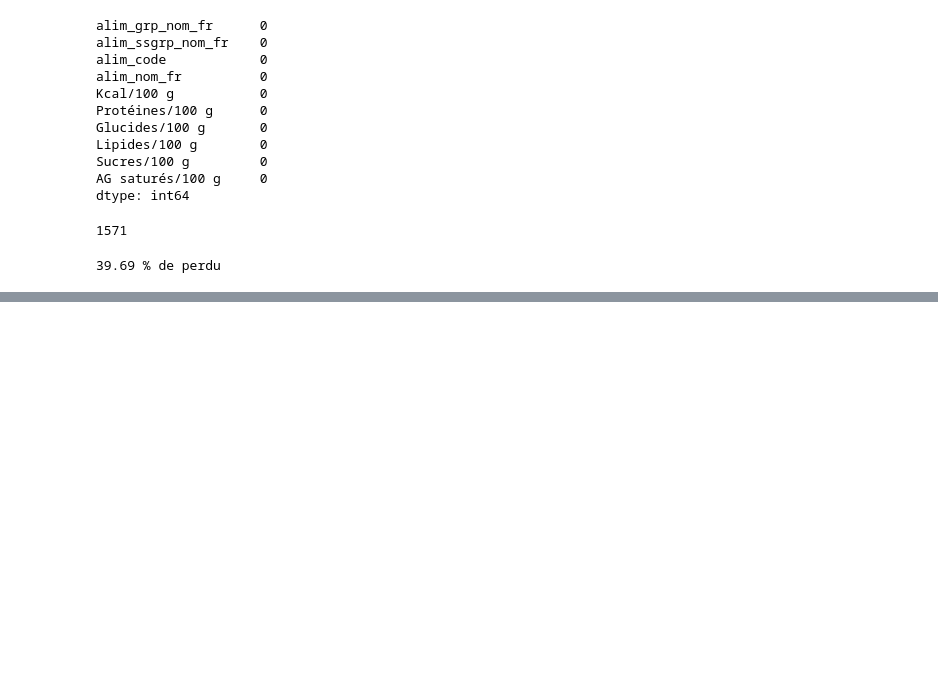
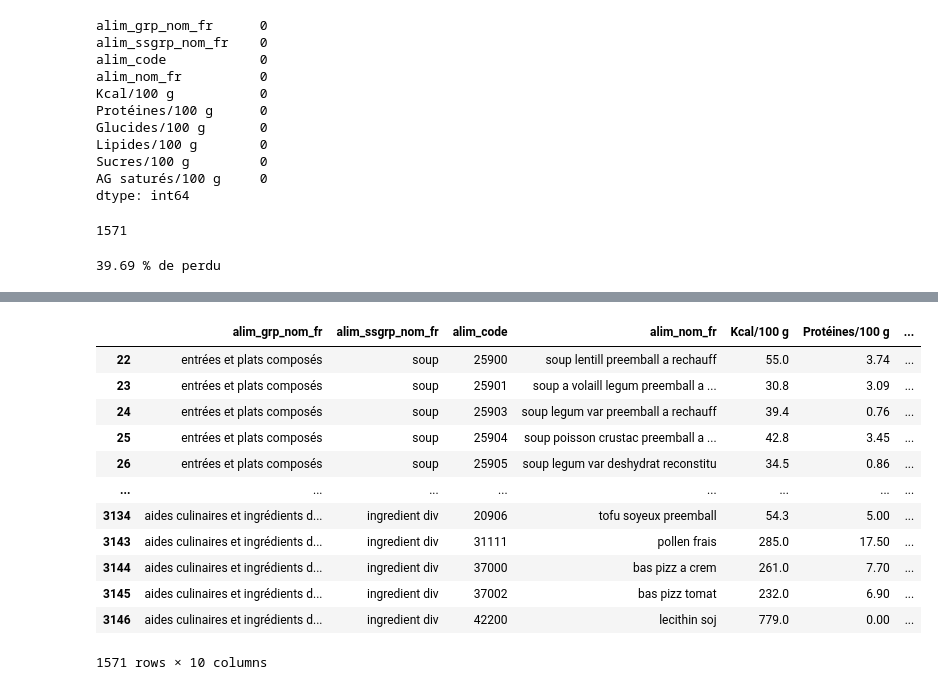
Before and after one commit to mklevesque/DATA_PROJECT, a Jupyter notebook: Back/Jupyter/data_manager.ipynb, the cells around one changed output, grey strips where cells are left out. Cells and saved outputs as stored; diff of their text form; code cells hidden in the pictures; blank space fills up the shorter version.

```diff
--- a/Back/Jupyter/data_manager.ipynb
+++ b/Back/Jupyter/data_manager.ipynb
@@ -342,0 +346,3 @@ df_propre.loc[df_propre["alim_nom_fr"].apply(lambda x: "Huile" in x)]
+# %%
+french_stopwords = set(stopwords.words('french'))
+filtre_stopfr = lambda text: [token for token in text if token.lower() not in french_stopwords]
@@ -342,0 +373,17 @@ df_propre.loc[df_propre["alim_nom_fr"].apply(lambda x: "Huile" in x)]
+# %%
+def normalize_text(text, stemmer=True):
+    text = unaccented_string = unidecode.unidecode(str(text))
+    tokenizer = RegexpTokenizer(r'\w+')
+    text = tokenizer.tokenize(text)
+    text = " ".join(text)
+    words = filtre_stopfr( word_tokenize(text, language="french") )
+    if stemmer:
+        stemmer = FrenchStemmer()
+        res = " ".join([stemmer.stem(w) for w in words])
+    else:
+        res = " ".join(words)
+    return res
+# %%
+df_propre["alim_nom_fr"] = df_propre["alim_nom_fr"].apply(normalize_text)
+# %%
+df_propre["alim_ssgrp_nom_fr"] = df_propre["alim_ssgrp_nom_fr"].apply(normalize_text)
@@ -342,0 +428,16 @@ df_propre.loc[df_propre["alim_nom_fr"].apply(lambda x: "Huile" in x)]
+# %%
+df_propre
+# %% [output]
+|  | alim_grp_nom_fr | alim_ssgrp_nom_fr | alim_code | alim_nom_fr | Kcal/100 g | Protéines/100 g | ... |
+| 22 | entrées et plats composés | soup | 25900 | soup lentill preemball a rechauff | 55.0 | 3.74 | ... |
+| 23 | entrées et plats composés | soup | 25901 | soup a volaill legum preemball a ... | 30.8 | 3.09 | ... |
+| 24 | entrées et plats composés | soup | 25903 | soup legum var preemball a rechauff | 39.4 | 0.76 | ... |
+| 25 | entrées et plats composés | soup | 25904 | soup poisson crustac preemball a ... | 42.8 | 3.45 | ... |
+| 26 | entrées et plats composés | soup | 25905 | soup legum var deshydrat reconstitu | 34.5 | 0.86 | ... |
+| ... | ... | ... | ... | ... | ... | ... | ... |
+| 3134 | aides culinaires et ingrédients d... | ingredient div | 20906 | tofu soyeux preemball | 54.3 | 5.00 | ... |
+| 3143 | aides culinaires et ingrédients d... | ingredient div | 31111 | pollen frais | 285.0 | 17.50 | ... |
+| 3144 | aides culinaires et ingrédients d... | ingredient div | 37000 | bas pizz a crem | 261.0 | 7.70 | ... |
+| 3145 | aides culinaires et ingrédients d... | ingredient div | 37002 | bas pizz tomat | 232.0 | 6.90 | ... |
+| 3146 | aides culinaires et ingrédients d... | ingredient div | 42200 | lecithin soj | 779.0 | 0.00 | ... |
+1571 rows × 10 columns
```
Also changed, not shown: parts of 36 cells of this notebook.
